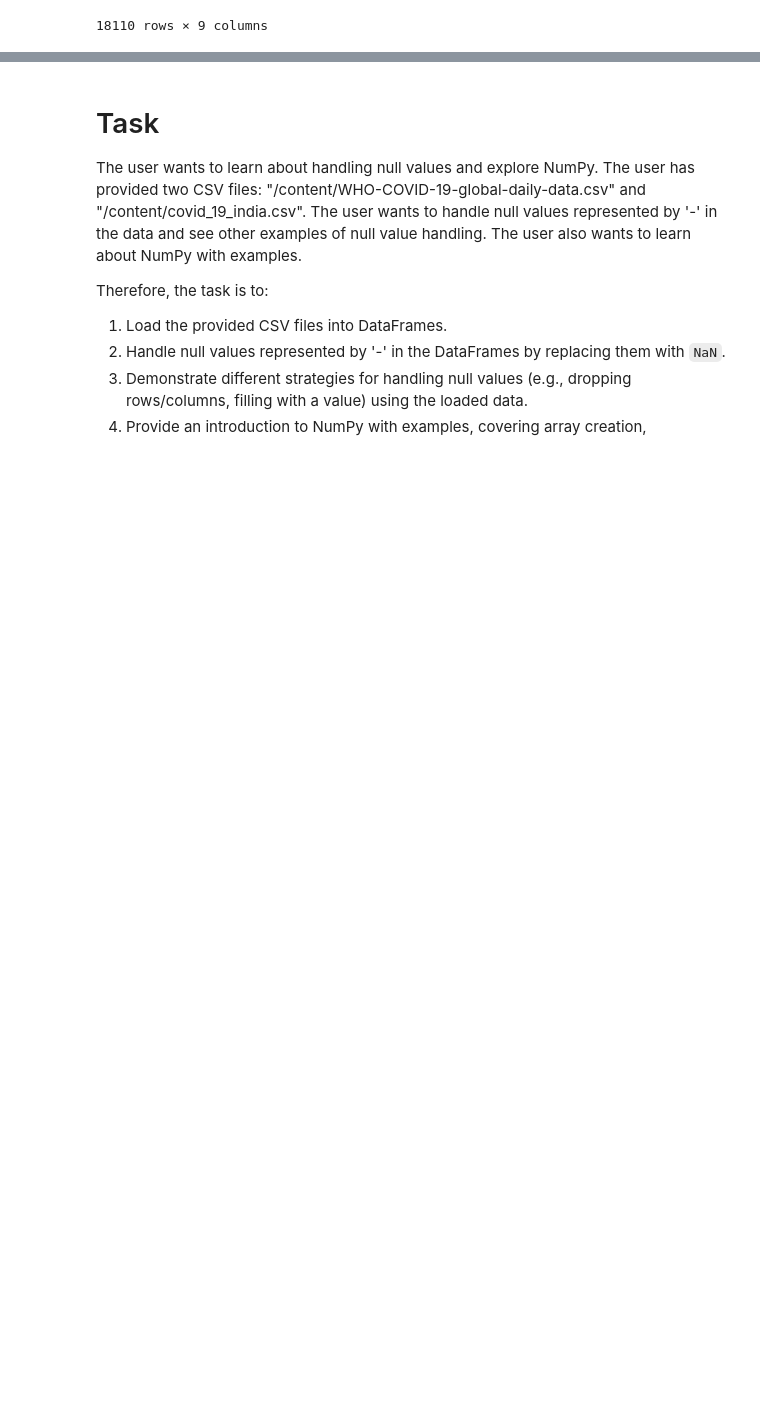
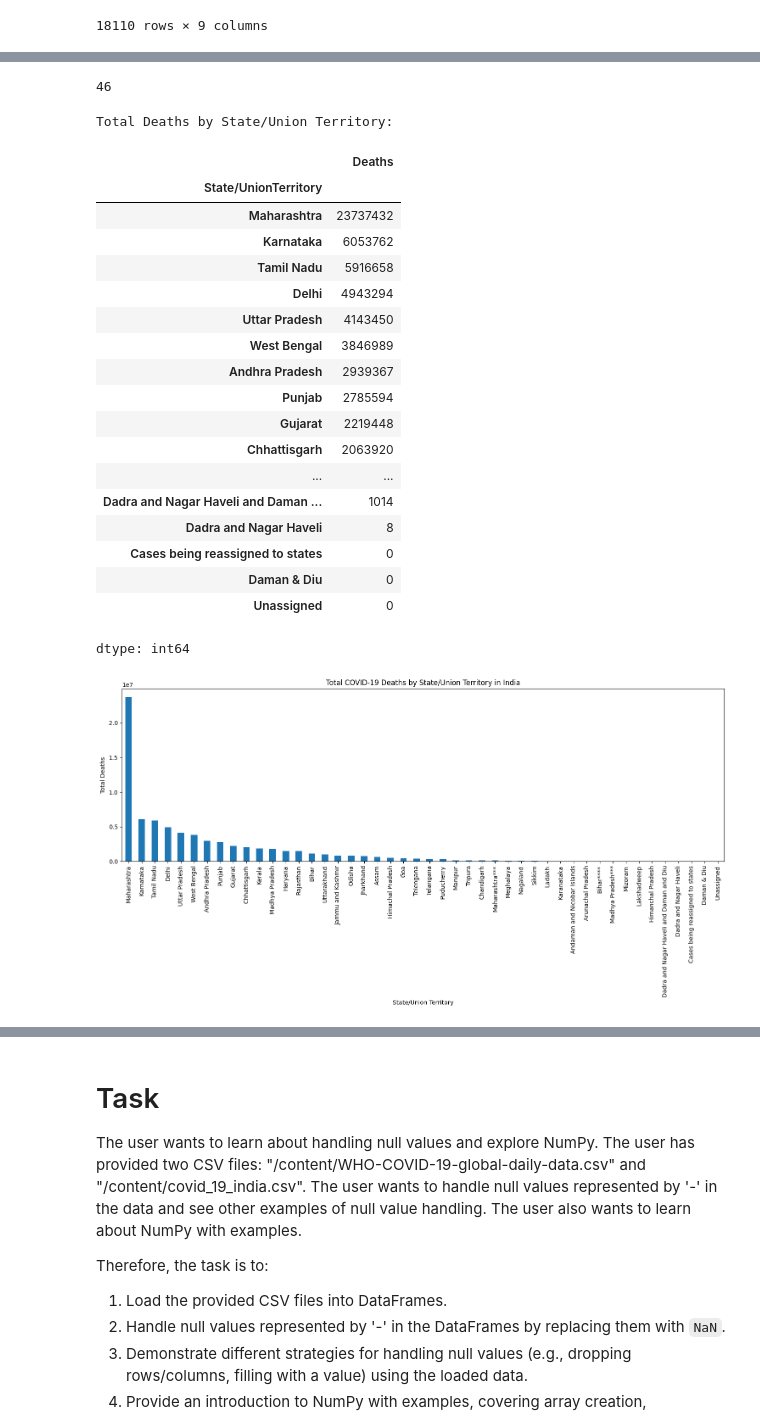
Before and after one commit to Harish-lvrk/Data-Analysis, a Jupyter notebook: Numpy_and_pandas.ipynb, the cells around one changed output, grey strips where cells are left out. Cells and saved outputs as stored; diff of their text form; code cells hidden in the pictures; blank space fills up the shorter version.

```diff
--- a/Numpy_and_pandas.ipynb
+++ b/Numpy_and_pandas.ipynb
@@ -841,0 +886,4 @@ data
+# %%
+data.sample(20)
+data['ConfirmedForeignNational'] = data['ConfirmedForeignNational'].replace('-', np.nan)
+data['ConfirmedForeignNational']
@@ -841,0 +933,48 @@ data
+# %%
+data['State/UnionTerritory'].nunique()
+# %% [output]
+46
+# %%
+
+
+# Group by 'State/UnionTerritory' and sum the 'Deaths' column
+deaths_by_state = data.groupby('State/UnionTerritory')['Deaths'].sum()
+
+# Sort the results for better visualization (optional, but recommended for bar plots)
+deaths_by_state = deaths_by_state.sort_values(ascending=False)
+
+# Display the total deaths by state
+print("Total Deaths by State/Union Territory:")
+display(deaths_by_state)
+
+# Create a bar plot
+plt.figure(figsize=(15, 8))
+deaths_by_state.plot(kind='bar')
+plt.title('Total COVID-19 Deaths by State/Union Territory in India')
+plt.xlabel('State/Union Territory')
+plt.ylabel('Total Deaths')
+plt.xticks(rotation=90) # Rotate labels for readability
+plt.tight_layout() # Adjust layout to prevent labels from overlapping
+plt.show()
+# %% [output]
+Total Deaths by State/Union Territory:
+|  | Deaths |
+| State/UnionTerritory |  |
+| Maharashtra | 23737432 |
+| Karnataka | 6053762 |
+| Tamil Nadu | 5916658 |
+| Delhi | 4943294 |
+| Uttar Pradesh | 4143450 |
+| West Bengal | 3846989 |
+| Andhra Pradesh | 2939367 |
+| Punjab | 2785594 |
+| Gujarat | 2219448 |
+| Chhattisgarh | 2063920 |
+| ... | ... |
+| Dadra and Nagar Haveli and Daman ... | 1014 |
+| Dadra and Nagar Haveli | 8 |
+| Cases being reassigned to states | 0 |
+| Daman & Diu | 0 |
+| Unassigned | 0 |
+dtype: int64
+[figure, added]
```
Also changed, not shown: parts of 21 cells of this notebook.
